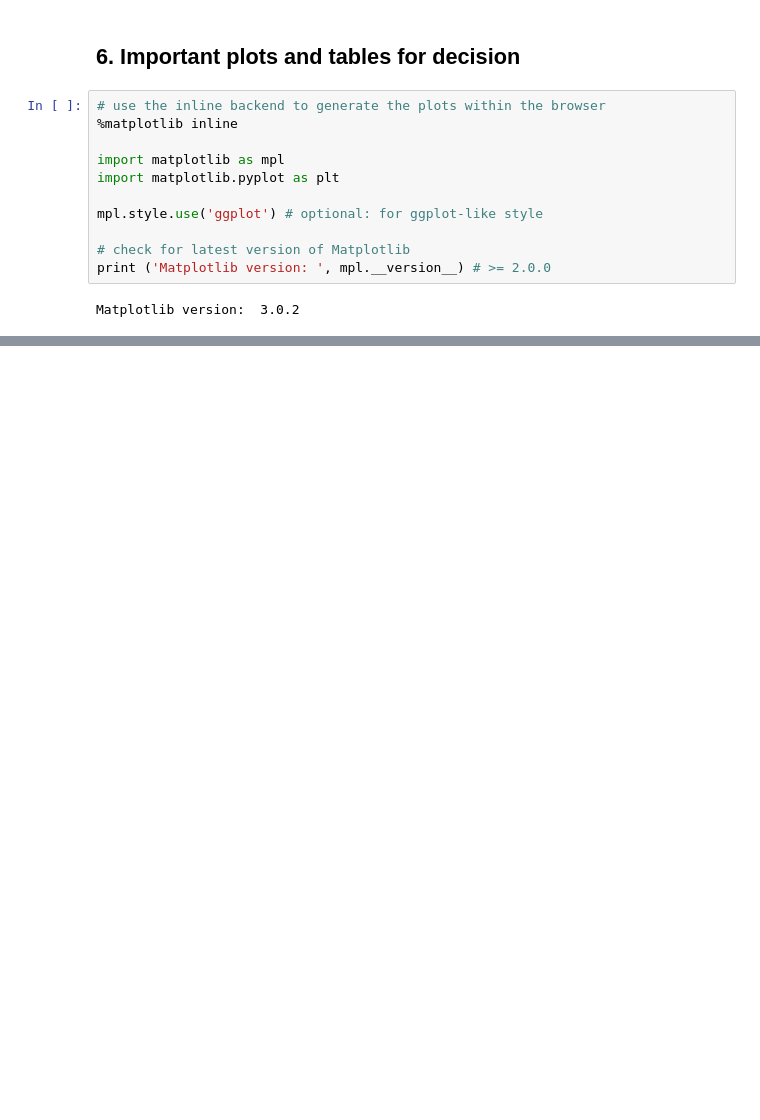
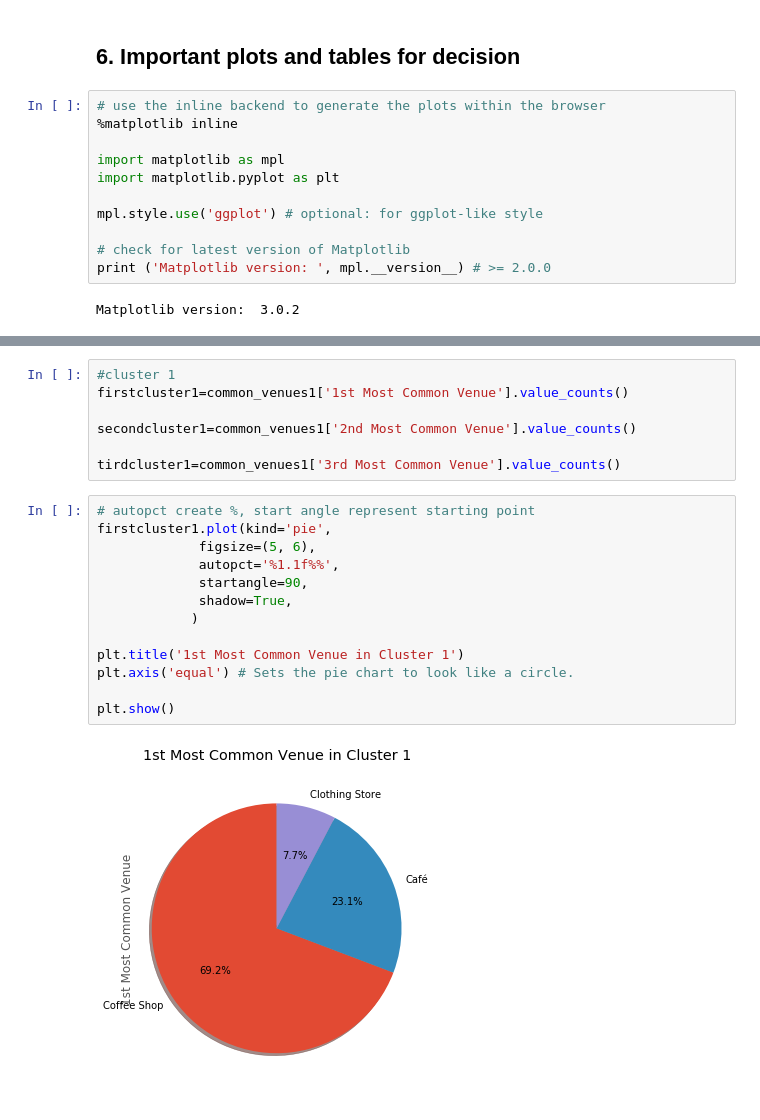
Before and after one commit to StefaniaOresta/Coursera_Capstone, a Jupyter notebook: NamasTea Project .ipynb, the cells around one changed output, grey strips where cells are left out. Drawn from its saved outputs; the diff is of its cells as text; blank space fills up the shorter version.

```diff
--- a/NamasTea Project .ipynb
+++ b/NamasTea Project .ipynb
@@ -1011,2 +1010,24 @@ for hood in Downtown_Toronto_grouped['Neighborhood']:
 3   Italian Restaurant  0.06
 4  Japanese Restaurant  0.06
+# %%
+#cluster 1
+firstcluster1=common_venues1['1st Most Common Venue'].value_counts()
+
+secondcluster1=common_venues1['2nd Most Common Venue'].value_counts()
+
+tirdcluster1=common_venues1['3rd Most Common Venue'].value_counts()
+# %%
+# autopct create %, start angle represent starting point
+firstcluster1.plot(kind='pie',
+             figsize=(5, 6),
+             autopct='%1.1f%%',
+             startangle=90,
+             shadow=True,
+            )
+
+plt.title('1st Most Common Venue in Cluster 1')
+plt.axis('equal') # Sets the pie chart to look like a circle.
+
+plt.show()
+# %% [output]
+[figure, added]
```
Also changed, not shown: parts of 35 cells of this notebook.
